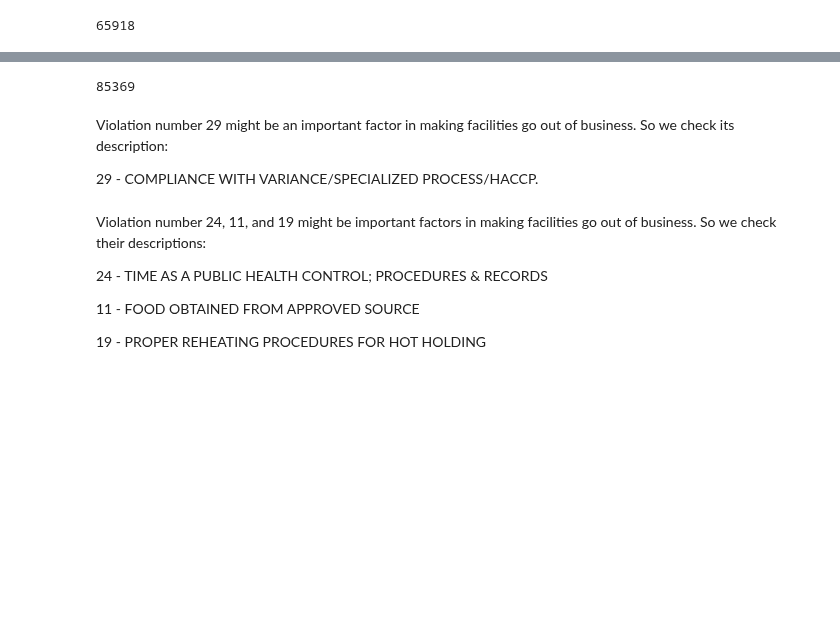
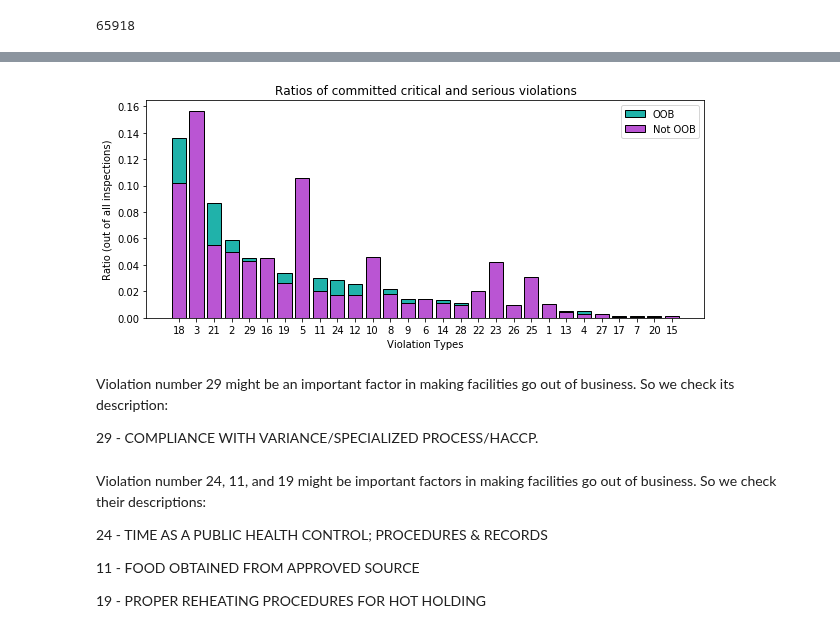
Before and after one commit to RubinDaija/epfl-ada-2019-project, a Jupyter notebook: sena_violations.ipynb, the cells around one changed output, grey strips where cells are left out. Drawn from its saved outputs; the diff is of its cells as text; code cells hidden in the pictures; blank space fills up the shorter version.

```diff
--- a/sena_violations.ipynb
+++ b/sena_violations.ipynb
@@ -978,5 +967,0 @@ for key in sorted(vio_freq_crit_serious_not_oob, key=vio_freq_crit_serious_not_o
-# %%
-num_not_oob_inspections = len(set_diff_oob)
-num_not_oob_inspections
-# %% [output]
-85369
@@ -990,3 +968,18 @@ plt.show()
+# %%
+ratio_crit_serious_oob = {k: v / num_oob_inspections for k, v in sorted_vio_freq_crit_serious_oob.items()}
+ratio_crit_serious_not_oob = {k: v / num_not_oob_inspections for k, v in sorted_vio_freq_crit_serious_not_oob.items()}
+# %%
+plt.figure(figsize=(10,4))
+Facilities=['OOB','Not OOB']
+plt.bar(list(ratio_crit_serious_oob.keys()), ratio_crit_serious_oob.values(),color='lightseagreen',edgecolor='black')
+plt.bar(list(ratio_crit_serious_not_oob.keys()), ratio_crit_serious_not_oob.values(),color='mediumorchid',edgecolor='black')
+plt.title('Ratios of committed critical and serious violations')
+plt.xlabel('Violation Types')
+plt.ylabel('Ratio (out of all inspections)')
+plt.legend(Facilities,loc=1)
+plt.show()
+# %% [output]
+[figure, added]
 # %%
 most_freq_crit_serious_oob_15 = [key for key, value in list(sorted_vio_freq_crit_serious_oob.items())[0:15]]
 most_freq_crit_serious_oob_10 = [key for key, value in list(sorted_vio_freq_crit_serious_oob.items())[0:10]]
```
Also changed, not shown: parts of 10 cells of this notebook.
